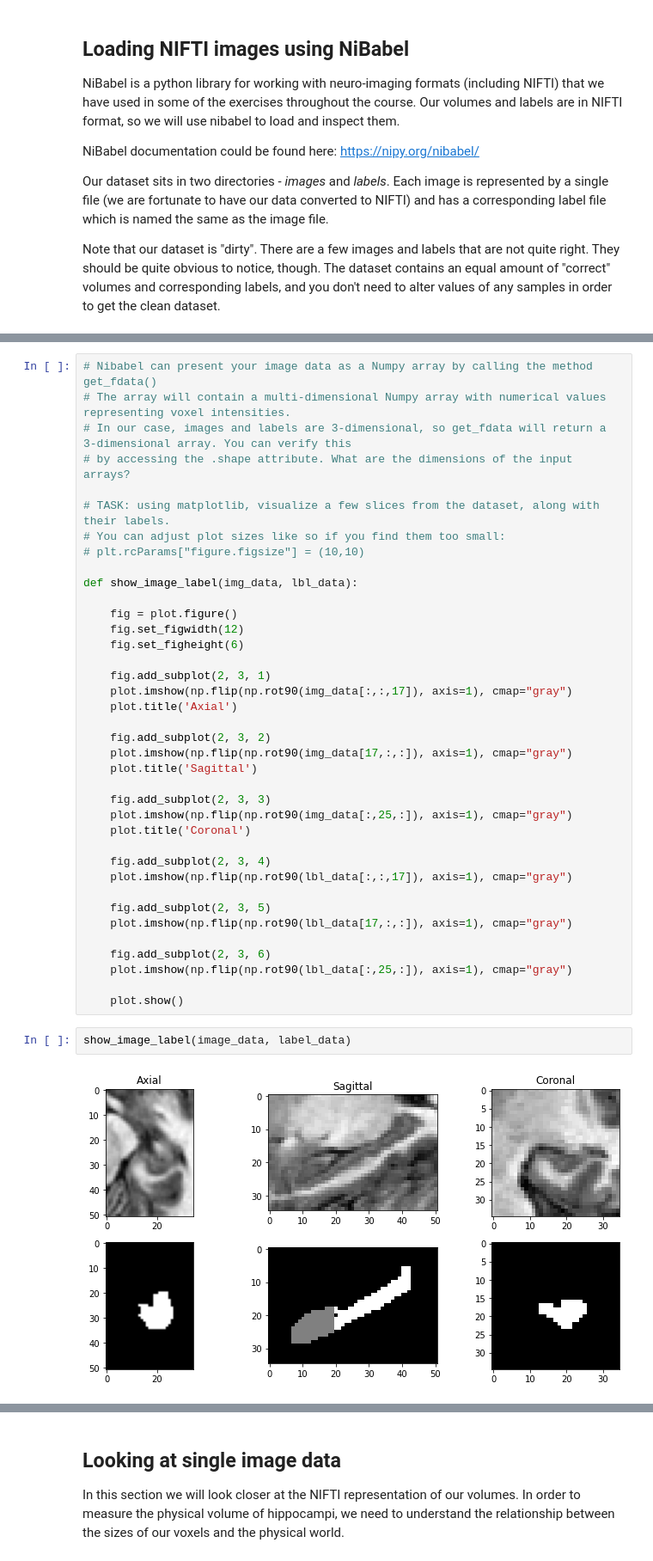
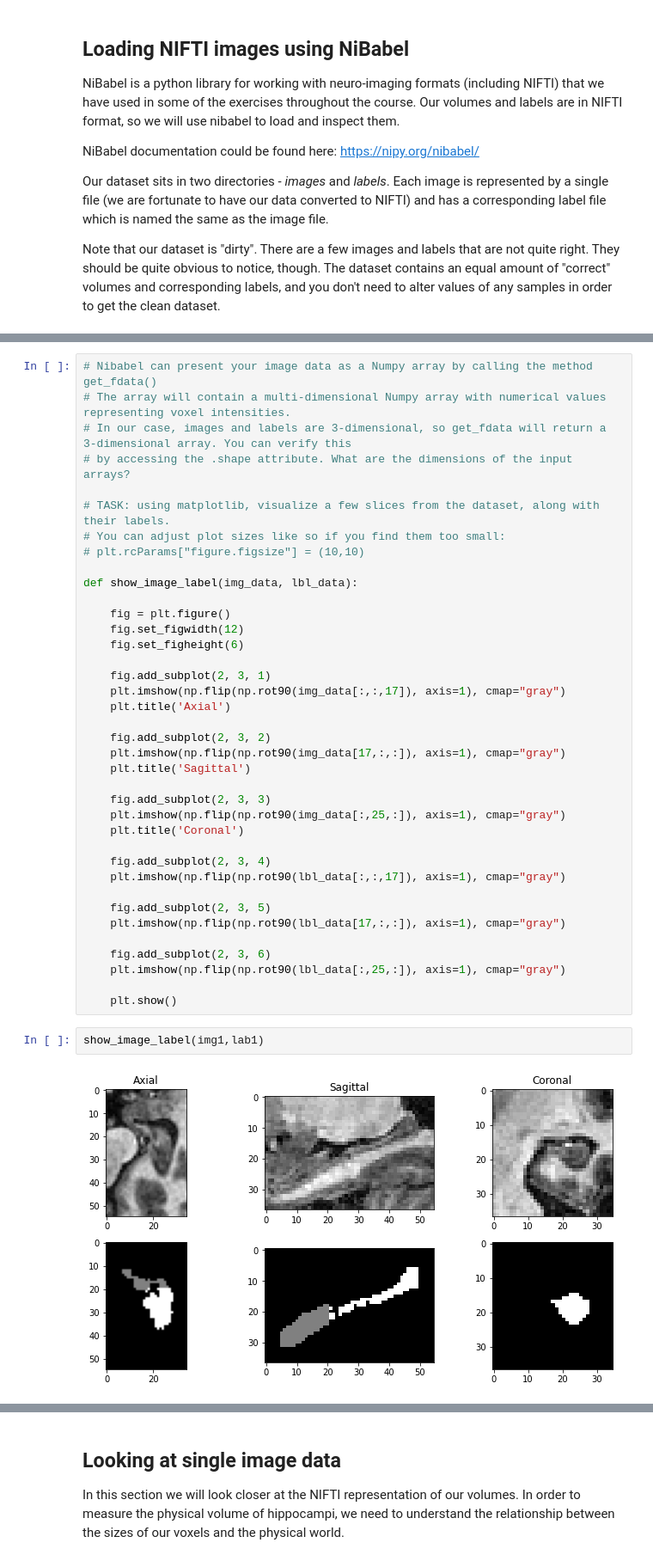
Before and after one commit to Ikram-Ullah-Kakar/healthcare_project, a Jupyter notebook: Hippocampal Volume Quantification in Alzheimer's Progression/Section 1/Final Project EDA.ipynb, the cells around one changed output, grey strips where cells are left out. Shown at 86% size. Cells and saved outputs as stored; diff of their text form.

```diff
--- a/Hippocampal Volume Quantification in Alzheimer's Progression/Section 1/Final Project EDA.ipynb
+++ b/Hippocampal Volume Quantification in Alzheimer's Progression/Section 1/Final Project EDA.ipynb
@@ -52,36 +85,36 @@ Label shape: (35, 51, 35)
 
 def show_image_label(img_data, lbl_data):
 
-    fig = plot.figure()
+    fig = plt.figure()
     fig.set_figwidth(12)
     fig.set_figheight(6)
 
     fig.add_subplot(2, 3, 1)
-    plot.imshow(np.flip(np.rot90(img_data[:,:,17]), axis=1), cmap="gray")
-    plot.title('Axial')
+    plt.imshow(np.flip(np.rot90(img_data[:,:,17]), axis=1), cmap="gray")
+    plt.title('Axial')
 
     fig.add_subplot(2, 3, 2)
-    plot.imshow(np.flip(np.rot90(img_data[17,:,:]), axis=1), cmap="gray")
-    plot.title('Sagittal')
+    plt.imshow(np.flip(np.rot90(img_data[17,:,:]), axis=1), cmap="gray")
+    plt.title('Sagittal')
 
     fig.add_subplot(2, 3, 3)
-    plot.imshow(np.flip(np.rot90(img_data[:,25,:]), axis=1), cmap="gray")
-    plot.title('Coronal')
+    plt.imshow(np.flip(np.rot90(img_data[:,25,:]), axis=1), cmap="gray")
+    plt.title('Coronal')
 
     fig.add_subplot(2, 3, 4)
-    plot.imshow(np.flip(np.rot90(lbl_data[:,:,17]), axis=1), cmap="gray")
+    plt.imshow(np.flip(np.rot90(lbl_data[:,:,17]), axis=1), cmap="gray")
 
     fig.add_subplot(2, 3, 5)
-    plot.imshow(np.flip(np.rot90(lbl_data[17,:,:]), axis=1), cmap="gray")
+    plt.imshow(np.flip(np.rot90(lbl_data[17,:,:]), axis=1), cmap="gray")
 
     fig.add_subplot(2, 3, 6)
-    plot.imshow(np.flip(np.rot90(lbl_data[:,25,:]), axis=1), cmap="gray")
+    plt.imshow(np.flip(np.rot90(lbl_data[:,25,:]), axis=1), cmap="gray")
 
-    plot.show()
+    plt.show()
-# %%
-show_image_label(image_data, label_data)
-# %% [output]
-[figure, removed]
+# %%
+show_image_label(img1,lab1)
+# %% [output]
+[figure, added]
 # %% [markdown]
 Load volume into 3D Slicer to validate that your visualization is correct and get a feel for the shape of structures.Try to get a visualization like the one below (hint: while Slicer documentation is not particularly great, there are plenty of YouTube videos available! Just look it up on YouTube if you are not sure how to do something)
 
```
Also changed, not shown: parts of 44 cells of this notebook, 17 other files.
